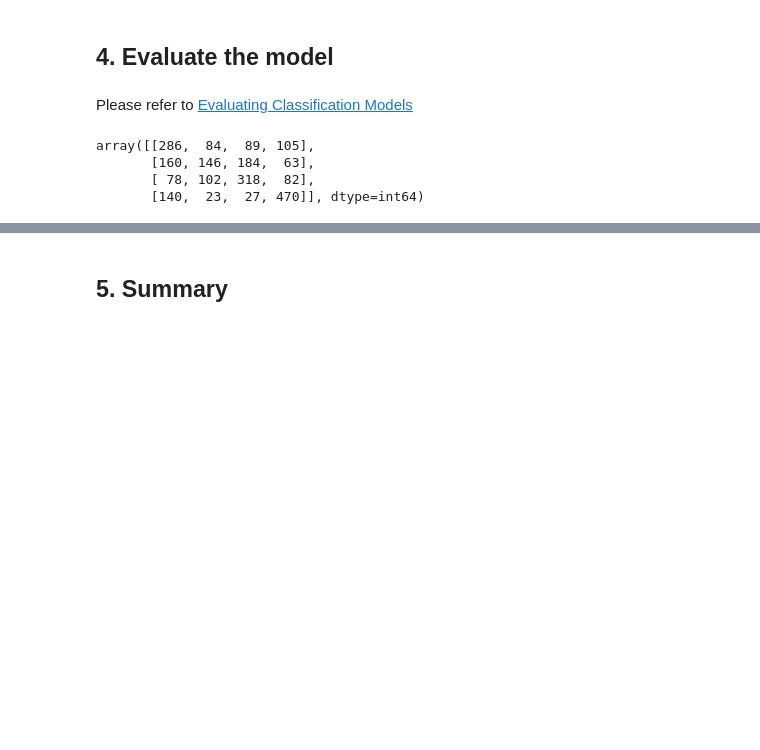
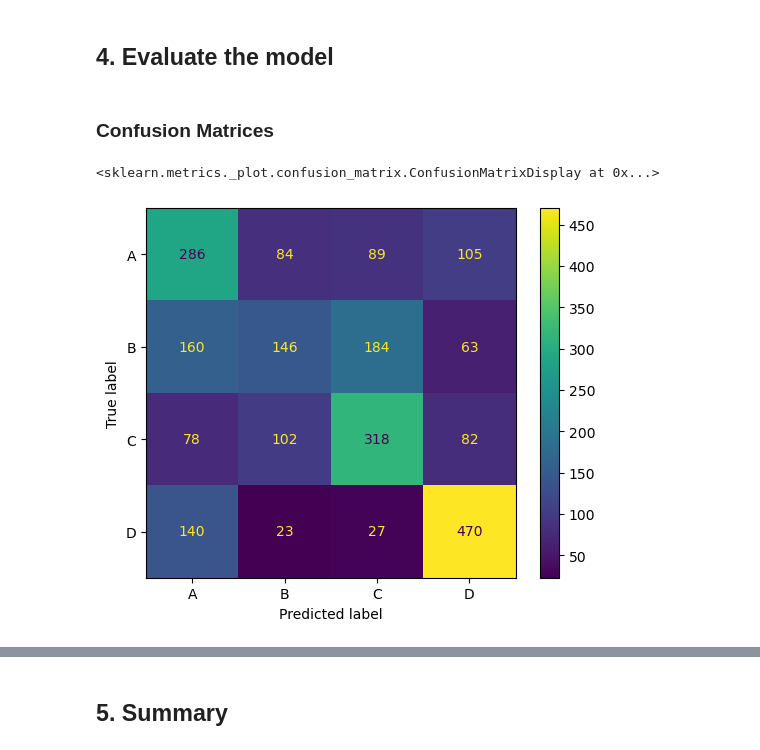
Before and after one commit to aguo921/2023-Phase-2, a Jupyter notebook: data-science/2. Training and Evaluation/part2-submission.ipynb, the cells around one changed output, grey strips where cells are left out. Cells and saved outputs as stored; diff of their text form; code cells hidden in the pictures; blank space fills up the shorter version.

Commit message:
Evaluate the classification model

```diff
--- a/data-science/2. Training and Evaluation/part2-submission.ipynb
+++ b/data-science/2. Training and Evaluation/part2-submission.ipynb
@@ -81,14 +82,14 @@ rf_accuracy
 # %% [markdown]
 ## 4. Evaluate the model
-# %% [markdown]
-Please refer to [Evaluating Classification Models](https://github.com/NZMSA/2023-Phase-2/blob/main/data-science/0.%20Resources/docs/evaluating-classification-models.md)
+# %% [markdown]
+### Confusion Matrices
 # %%
 # Evaluate the confusion matrix of the logistic regression model
-confusion_matrix(y_test, lg_predictions)
+lg_cm = confusion_matrix(y_test, lg_predictions)
+disp = ConfusionMatrixDisplay(confusion_matrix=lg_cm, display_labels=lg_model.classes_)
+disp.plot()
 # %% [output]
-array([[286,  84,  89, 105],
-       [160, 146, 184,  63],
-       [ 78, 102, 318,  82],
-       [140,  23,  27, 470]], dtype=int64)
+<sklearn.metrics._plot.confusion_matrix.ConfusionMatrixDisplay at 0x...>
+[figure, added]
 # %%
 # Evaluate the confusion matrix of the random forest model
```
Also changed, not shown: parts of 10 cells of this notebook, 1 other file.
